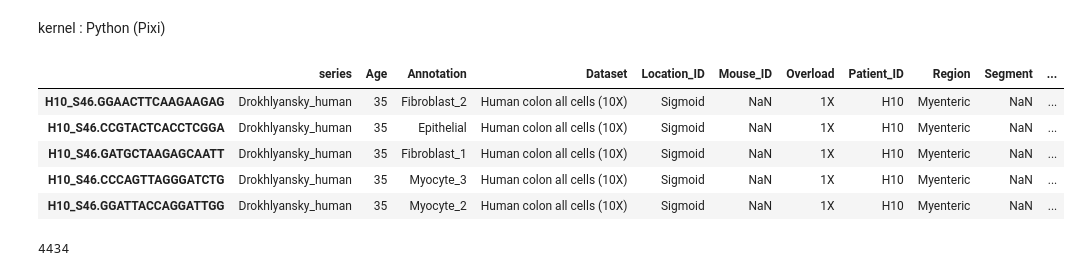
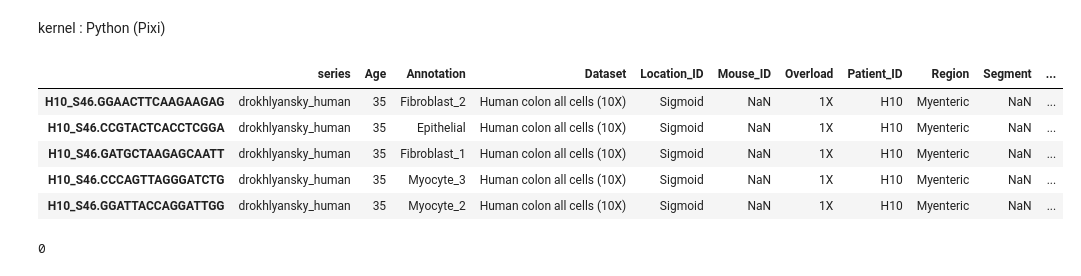
Before and after one commit to sungjune222/protocols, a Jupyter notebook: notebooks_example/inflammatory_bowel_disease/drokhlyansky_prep.ipynb, the cells around one changed output. Drawn from its saved outputs; the diff is of its cells as text; code cells hidden in the pictures.

```diff
--- a/notebooks_example/Drokhlyansky/prep.ipynb
+++ b/notebooks_example/inflammatory_bowel_disease/drokhlyansky_prep.ipynb
@@ -1,7 +1,8 @@
 # %% [markdown]
 kernel : Python (Pixi)
 # %%
-import anndata
+%load_ext autoreload
+%autoreload 2
 import gc
 import os
 import pandas as pd
@@ -10,9 +11,8 @@ from anndata import AnnData
 from scipy.sparse import csr_matrix
 from pipeline.utils.env import find_env_dir
 
-anndata.settings.allow_write_nullable_strings = True
-
-h5ad_matrix_location = find_env_dir("H5AD_MATRIX")
+raw_data_dir = find_env_dir("RAW_DATA")
+pre_h5ad_dir = find_env_dir("PRE_H5AD")
 
 # Loads 10x format data
 def load_10x_data(mtx_file: str, barcodes_file: str, features_file: str, series: str) -> AnnData:
@@ -31,37 +31,37 @@ def load_10x_data(mtx_file: str, barcodes_file: str, features_file: str, series:
     adata.obs["series"] = series
     return adata
 # %%
-SERIES_NAME = "Drokhlyansky"
-raw_count_matrix_location = os.path.join(find_env_dir("RAW_COUNT_MATRIX"), SERIES_NAME)
+SERIES = "drokhlyansky"
+data_dir = os.path.join(raw_data_dir, SERIES)
 
-MTX_FILE = "gene_sorted-hli.matrix.mtx"
-BARCODES_FILE = "hli.barcodes.tsv"
-FEATURES_FILE = "hli.genes.tsv"
-META_DATA_FILE = "all.meta.txt"
-SAVE_FILE_NAME = SERIES_NAME + "_human.h5ad"
+HUMAN_MTX = "gene_sorted-hli.matrix.mtx"
+HUMAN_BARCODES = "hli.barcodes.tsv"
+HUMAN_GENES = "hli.genes.tsv"
+META_DATA = "all.meta.txt"
+HUMAN_SAVE_FILE = SERIES + "_human_raw.h5ad"
 
 human_adata = load_10x_data(
-    os.path.join(raw_count_matrix_location, MTX_FILE),
-    os.path.join(raw_count_matrix_location, BARCODES_FILE),
-    os.path.join(raw_count_matrix_location, FEATURES_FILE),
-    series = SERIES_NAME + "_human"
+    os.path.join(data_dir, HUMAN_MTX),
+    os.path.join(data_dir, HUMAN_BARCODES),
+    os.path.join(data_dir, HUMAN_GENES),
+    series = SERIES + "_human"
 )
 
-meta = pd.read_csv(os.path.join(raw_count_matrix_location, META_DATA_FILE), sep="\t")
+meta = pd.read_csv(os.path.join(data_dir, META_DATA), sep="\t")
 meta.set_index("NAME", inplace=True)
 meta = meta[meta["Dataset"].fillna("").str.contains("all cells", case=False)]
 
 assert isinstance(human_adata.obs, pd.DataFrame)
 human_adata.obs = human_adata.obs.join(meta, how="left")
 
 human_adata.obs.head() #type: ignore
 # %% [output]
 |  | series | Age | Annotation | Dataset | Location_ID | Mouse_ID | Overload | Patient_ID | Region | Segment | ... |
-| H10_S46.GGAACTTCAAGAAGAG | Drokhlyansky_human | 35 | Fibroblast_2 | Human colon all cells (10X) | Sigmoid | NaN | 1X | H10 | Myenteric | NaN | ... |
-| H10_S46.CCGTACTCACCTCGGA | Drokhlyansky_human | 35 | Epithelial | Human colon all cells (10X) | Sigmoid | NaN | 1X | H10 | Myenteric | NaN | ... |
-| H10_S46.GATGCTAAGAGCAATT | Drokhlyansky_human | 35 | Fibroblast_1 | Human colon all cells (10X) | Sigmoid | NaN | 1X | H10 | Myenteric | NaN | ... |
-| H10_S46.CCCAGTTAGGGATCTG | Drokhlyansky_human | 35 | Myocyte_3 | Human colon all cells (10X) | Sigmoid | NaN | 1X | H10 | Myenteric | NaN | ... |
-| H10_S46.GGATTACCAGGATTGG | Drokhlyansky_human | 35 | Myocyte_2 | Human colon all cells (10X) | Sigmoid | NaN | 1X | H10 | Myenteric | NaN | ... |
+| H10_S46.GGAACTTCAAGAAGAG | drokhlyansky_human | 35 | Fibroblast_2 | Human colon all cells (10X) | Sigmoid | NaN | 1X | H10 | Myenteric | NaN | ... |
+| H10_S46.CCGTACTCACCTCGGA | drokhlyansky_human | 35 | Epithelial | Human colon all cells (10X) | Sigmoid | NaN | 1X | H10 | Myenteric | NaN | ... |
+| H10_S46.GATGCTAAGAGCAATT | drokhlyansky_human | 35 | Fibroblast_1 | Human colon all cells (10X) | Sigmoid | NaN | 1X | H10 | Myenteric | NaN | ... |
+| H10_S46.CCCAGTTAGGGATCTG | drokhlyansky_human | 35 | Myocyte_3 | Human colon all cells (10X) | Sigmoid | NaN | 1X | H10 | Myenteric | NaN | ... |
+| H10_S46.GGATTACCAGGATTGG | drokhlyansky_human | 35 | Myocyte_2 | Human colon all cells (10X) | Sigmoid | NaN | 1X | H10 | Myenteric | NaN | ... |
 # %%
 assert isinstance(human_adata.obs, pd.DataFrame)
 human_adata.obs["age"] = human_adata.obs["Age"]
@@ -79,9 +81,9 @@ human_adata.obs.drop(columns = [c for c in human_adata.obs.columns if c not in k
 # %%
 human_adata.obs.index = human_adata.obs.index.astype(str)
 human_adata.var.index = human_adata.var.index.astype(str)
-human_adata.write_h5ad(os.path.join(h5ad_matrix_location, SAVE_FILE_NAME))
+human_adata.write_h5ad(os.path.join(pre_h5ad_dir, HUMAN_SAVE_FILE))
 del human_adata
 gc.collect()
 # %% [output]
-4434
+0
 # %%
```
Also changed, not shown: parts of 7 cells of this notebook, 34 other files.
